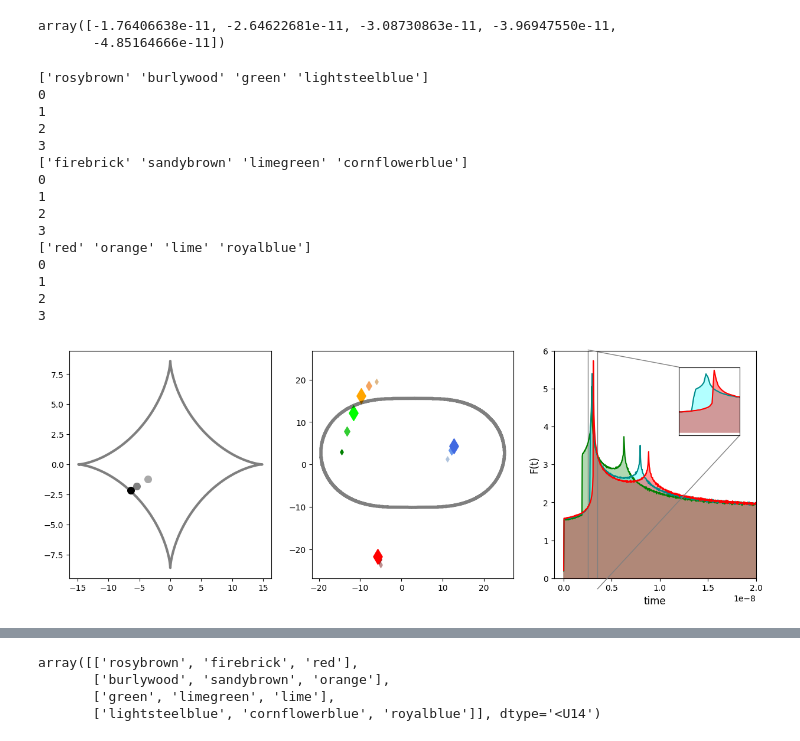
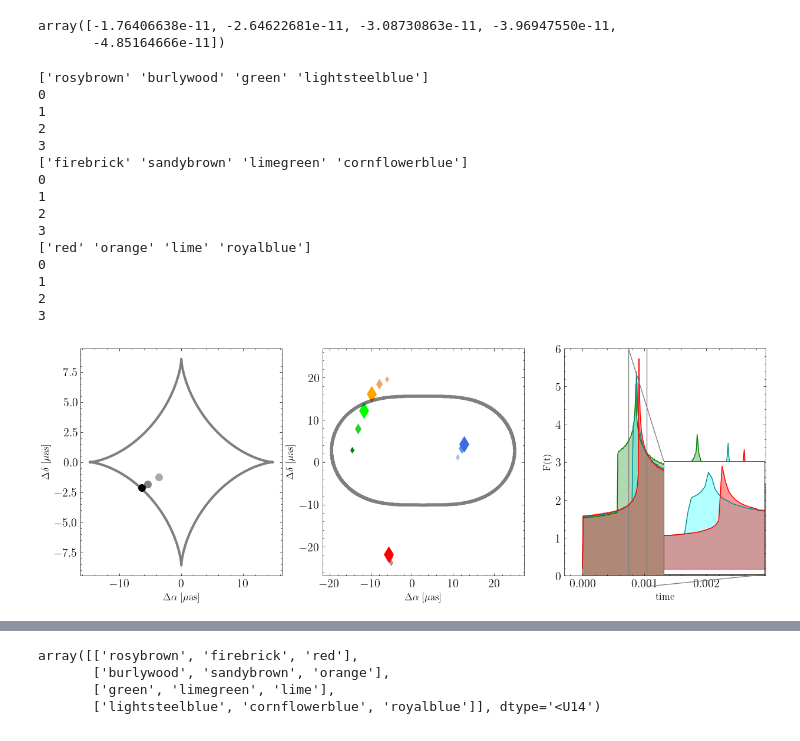
Before and after one commit to manchunyeung/wo_workshop, a Jupyter notebook: cau_crit.ipynb, the cells around one changed output, grey strips where cells are left out. Saved outputs shown, nothing was run; the diff lists cells and outputs as text; code cells hidden in the pictures.

```diff
--- a/cau_crit.ipynb
+++ b/cau_crit.ipynb
@@ -23,7 +15,15 @@ from wolensing.lensmodels.potential import potential
 # %%
 import matplotlib.pyplot as plt
-# import scienceplots
-# plt.style.use('science')
+import scienceplots
+plt.style.use('science')
+# Increase x and y label sizes
+params = {'legend.fontsize': 'x-large',
+          'figure.figsize': (15, 5),
+         'axes.labelsize': 'x-large',
+         'axes.titlesize':'x-large',
+         'xtick.labelsize':'x-large',
+         'ytick.labelsize':'x-large'}
+plt.rcParams.update(params)
 # %% [markdown]
 The macroimage where the microlens is placed around.
 # %%
@@ -56,6 +56,9 @@ thetaE = param_processing(zL, zS, mtot)
 # %%
 ts = np.loadtxt('data_otto/0.4_ts.txt')
 Ft = np.loadtxt('data_otto/0.4_Ft.txt')
+ts = np.append(0, ts)
+Ft = np.append(0, Ft)
+ts = 295529*ts # convert to seconds
 # %%
 ticks = np.linspace(0, 2e-8, 4)
 # %%
@@ -484,6 +488,8 @@ data_files = ['data_otto/fold_[{}]_ts.txt'.format(y) for y in ys]
 # data_files = ['data_otto/cusp_[{}]_ts.txt'.format(y) for y in ys]
 # %%
 data = [np.loadtxt(f) for f in data_files]
+# Convert to seconds
+data = [295529*d for d in data]
 # %%
 data_files_y = ['data_otto/fold_[{}]_Ft.txt'.format(y) for y in ys]
 # data_files_y = ['data_otto/cusp_[{}]_Ft.txt'.format(y) for y in ys]
@@ -556,74 +562,56 @@ ax[2].fill_between(data[2][:], data_y[2][:], color="red", alpha=0.4, label="Peak
 # ax[2].axis('off')
 ax[2].set_xlabel(r'time', fontsize=12)
 ax[2].set_ylabel(r'F(t)', fontsize=12)
-ax[2].set_xlim(-1e-9, 0.2e-7)
+ax[2].set_xlim(-1e-9*295529, 0.1e-7*295529)
 ax[2].set_ylim(0, 6)
-
 
 from mpl_toolkits.axes_grid1.inset_locator import zoomed_inset_axes, inset_axes, mark_inset
 
 zoom_position = [2, 10, 2, 10]  # [x0, y0, width, height]
 
 # Create a zoomed-in inset
-axins = inset_axes(ax[2], width="30%", height="30%", loc='upper right', borderpad=2)
+axins = inset_axes(ax[2], width="50%", height="50%", loc='lower right', borderpad=0.1)
 axins.plot(data[1][:], data_y[1][:], color='darkcyan')
 axins.fill_between(data[1][:], data_y[1][:], color="cyan", alpha=0.3, label="Peak 1 Area")
 axins.plot(data[2][:], data_y[2][:], color='red')
 axins.fill_between(data[2][:], data_y[2][:], color="red", alpha=0.4, label="Peak 1 Area")
 
-axins.set_xlim(2.5e-9, 3.5e-9)
+axins.set_xlim(2.5e-9*295529, 3.5e-9*295529)
 axins.set_xticks([])
 axins.set_yticks([])
-# axins.axis('off')
 # Mark the zoomed-in area on the main plot
 mark_inset(ax[2], axins, loc1=2, loc2=4, fc="none", ec="0.5")
 
+# Set x and y axis labels
+ax[0].set_xlabel(r"$\Delta \alpha$ [$\mu$as]", fontsize=12)
+ax[0].set_ylabel(r"$\Delta \delta$ [$\mu$as]", fontsize=12)
+ax[1].set_xlabel(r"$\Delta \alpha$ [$\mu$as]", fontsize=12)
+ax[1].set_ylabel(r"$\Delta \delta$ [$\mu$as]", fontsize=12)
 
-# Add Zoom-In Window
-# import matplotlib.patches as patches
 
-# # Define the zoom-in window position and size
-# zoom_position = [1, 1, 0.4, 0.4]  # [left, bottom, width, height]
-# zoom_xlim = [-1e-10, 1e-10]
-# zoom_ylim = [2, 4]
+# # Set no axes labels
+# ax[0].set_xticks([])
+# ax[0].set_yticks([])
+# ax[1].set_xticks([])
+# ax[1].set_yticks([])
+# ax[2].set_xticks([])
+# ax[2].set_yticks([])
 
-# # Create the zoom-in window
-# ax_zoom = fig.add_axes(zoom_position)
-# # ax_zoom.plot(data[0][:], data_y[0][:], color='green')
-# # ax_zoom.fill_between(data[0][:], data_y[0][:], color="green", alpha=0.3)
-# ax_zoom.plot(data[10][:], data_y[10][:], color='darkcyan')
-# ax_zoom.fill_between(data[10][:], data_y[10][:], color="cyan", alpha=0.3)
-# ax_zoom.plot(data[12][:], data_y[12][:], color='red')
-# ax_zoom.fill_between(data[12][:], data_y[12][:], color="red", alpha=0.4)
-# # ax_zoom.set_xlim(zoom_xlim)
-# # ax_zoom.set_ylim(zoom_ylim)
-# # ax_zoom.set_title('Zoom-In View')
-# ax_zoom.axis('off')
-
-# # Add a rectangle to indicate the zoom-in area on the main plot
-# rect = patches.Rectangle((zoom_xlim[0], zoom_ylim[0]), zoom_xlim[1] - zoom_xlim[0], zoom_ylim[1] - zoom_ylim[0], linewidth=1, edgecolor='black', facecolor='none')
-# ax[2].add_patch(rect)
-
-# plt.xlabel('ts')
-# plt.ylabel('F(t)')
-
-# plt.show()
-
-plt.savefig('merging_all.png')
+plt.savefig('merging_all.pdf', bbox_inches='tight')
 # %% [output]
 ['rosybrown' 'burlywood' 'green' 'lightsteelblue']
 0
 1
 2
 3
 ['firebrick' 'sandybrown' 'limegreen' 'cornflowerblue']
 0
 1
 2
 3
 ['red' 'orange' 'lime' 'royalblue']
 0
 1
 2
 3
-[figure, old version]
+[figure, new version]
```
Also changed, not shown: parts of 10 cells of this notebook.
